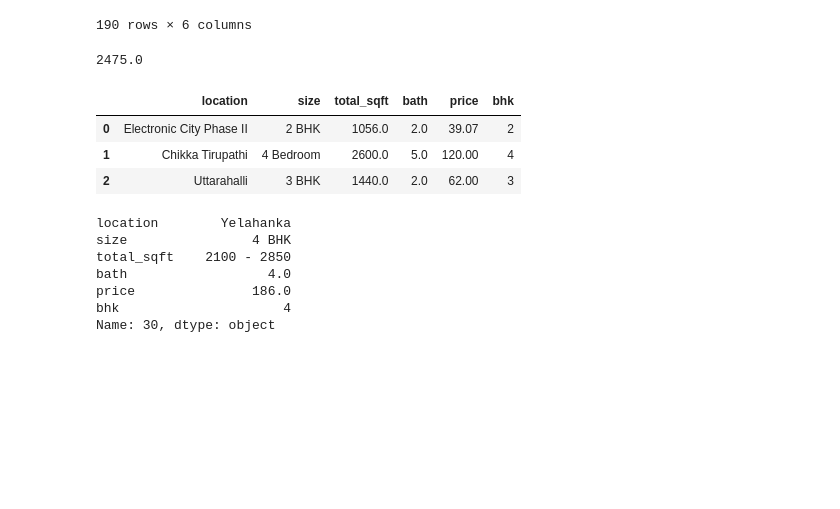
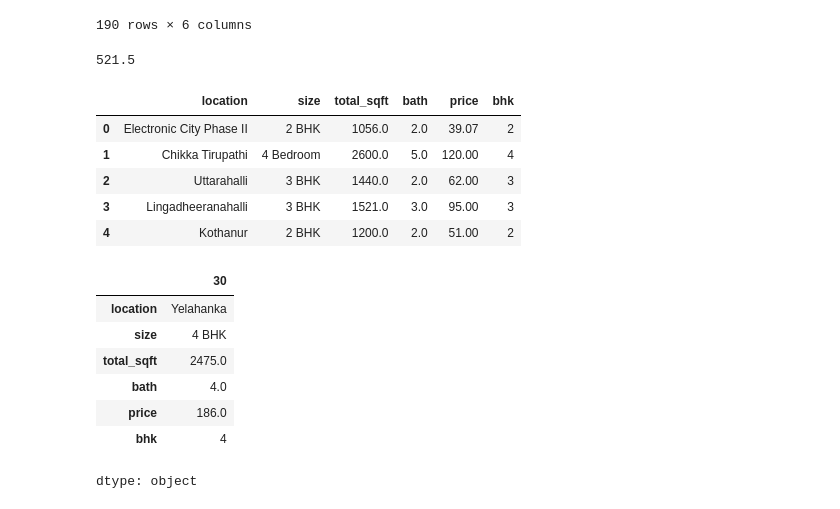
Before and after one commit to tanishkamaurya/Real-Estate-Price-Prediction, a Jupyter notebook: Real_Estate_Price_Prediction .ipynb, the cells around one changed output. Cells and saved outputs as stored; diff of their text form; code cells hidden in the pictures; blank space fills up the shorter version.

```diff
--- a/Real_Estate_Price_Prediction .ipynb
+++ b/Real_Estate_Price_Prediction .ipynb
@@ -136,26 +148,29 @@ def convert_sqft_to_num(x):
         return float(x)
     except:
         return None
-# %%
-convert_sqft_to_num('2100 - 2850')
-# %% [output]
-2475.0
+# %%
+convert_sqft_to_num('345-698')
+# %% [output]
+521.5
 # %%
 df4 = df3.copy()
 df4['total_sqft'] = df4['total_sqft'].apply( convert_sqft_to_num)
-df4.head(3)
+df4.head()
 # %% [output]
 |  | location | size | total_sqft | bath | price | bhk |
 | 0 | Electronic City Phase II | 2 BHK | 1056.0 | 2.0 | 39.07 | 2 |
 | 1 | Chikka Tirupathi | 4 Bedroom | 2600.0 | 5.0 | 120.00 | 4 |
 | 2 | Uttarahalli | 3 BHK | 1440.0 | 2.0 | 62.00 | 3 |
+| 3 | Lingadheeranahalli | 3 BHK | 1521.0 | 3.0 | 95.00 | 3 |
+| 4 | Kothanur | 2 BHK | 1200.0 | 2.0 | 51.00 | 2 |
 # %%
-df3.loc[30]
+df4.loc[30]
 # %% [output]
+|  | 30 |
+| location | Yelahanka |
+| size | 4 BHK |
+| total_sqft | 2475.0 |
+| bath | 4.0 |
+| price | 186.0 |
+| bhk | 4 |
-location        Yelahanka
-size                4 BHK
-total_sqft    2100 - 2850
-bath                  4.0
-price               186.0
-bhk                     4
-Name: 30, dtype: object
+dtype: object
```
Also changed, not shown: parts of 48 cells of this notebook.
